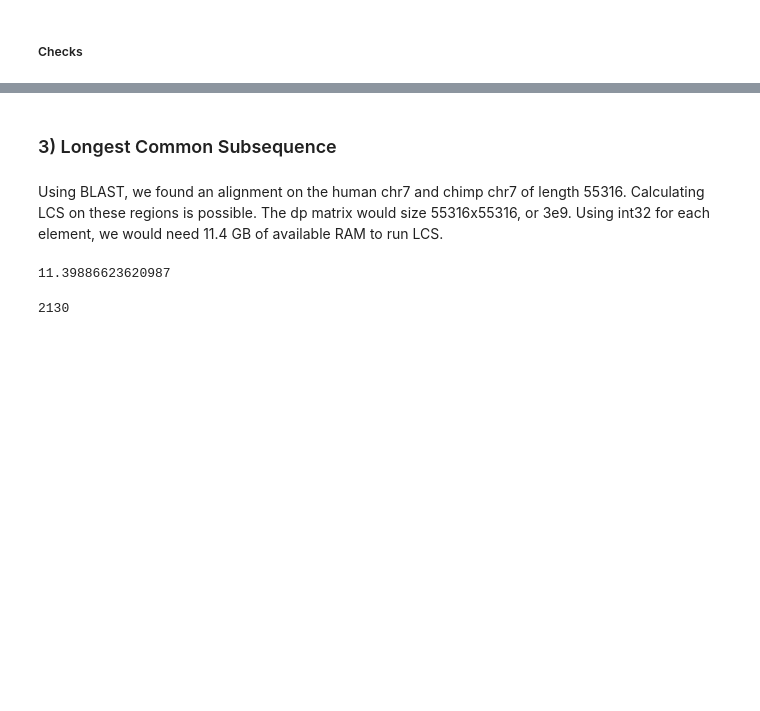
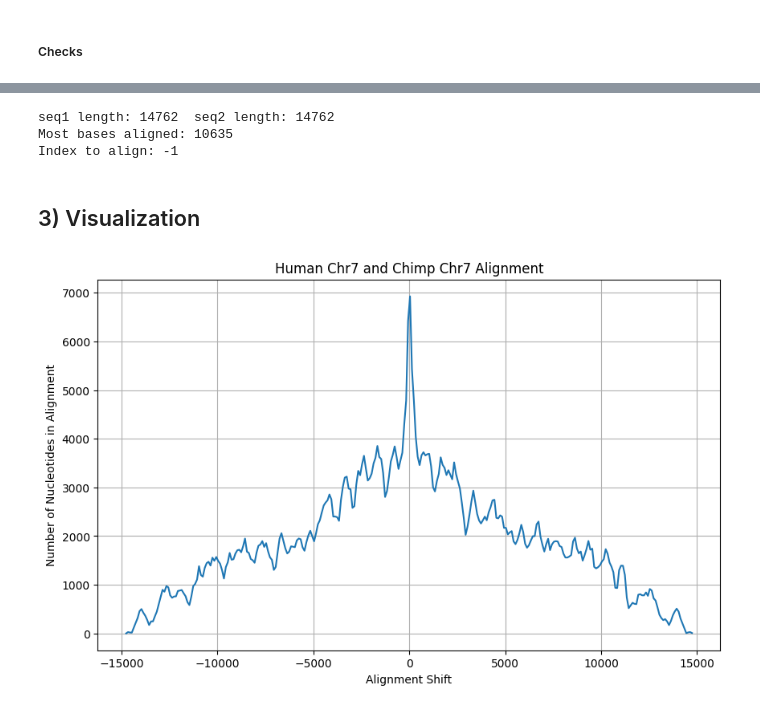
Before and after one commit to richgoodier/BLAST, a Jupyter notebook: notebooks/human_chimp_20.ipynb, the cells around one changed output, grey strips where cells are left out. Drawn from its saved outputs; the diff is of its cells as text; code cells hidden in the pictures; blank space fills up the shorter version.

```diff
--- a/notebooks/human_chimp_20.ipynb
+++ b/notebooks/human_chimp_20.ipynb
@@ -30,10 +40,7 @@ file_folder = r"E:\Users\Rich\Documents\Datasets\genomes\chimp"
 filename = r"Pan_troglodytes.Pan_tro_3.0.dna_rm.chromosome.20.fa"
 filepath = os.path.join(file_folder, filename)
 
-for record in SeqIO.parse(filepath, 'fasta'):
-  print(record.description)
-  chimp = str(record.seq)
-  #hum_chr15 = hum_chr15.replace('N', '')
+chimp = fasta_to_str(filepath)
 print(len(chimp))
 # %% [output]
 20 dna_rm:chromosome chromosome:Pan_tro_3.0:20:1:66533130:1 REF
@@ -131,2 +56,2 @@ def blast(seq1, seq2, kmers=10, kmer_length=10, max_match_len=10_000, threshold=
 # %%
-blast(hum_slice, chimp_slice, kmers=10, kmer_length=20, max_match_len=1_000)
+blast = BLAST(hum_slice, chimp_slice)
@@ -177,7 +118,13 @@ seq2[3906822:4140389]
 # %%
-# Moving forward, let us use kmer: GGGACAGAAGGGCTCCTGGA  match length: 55315
-splice1 = hum_slice[44684:100000]
-splice2 = chimp_slice[744949:800265]
+'''
+Moving forward, let us use kmer with the longest homologous region.
+
+kmer: ACTGGCACCA  match length: 14761
+seq1[37898:52660]  seq2[738150:752912]
+A total of 10635 of 14762 bases in alignment.
+Fraction aligned: 0.7204308359300907
+'''
+splice1, splice2 = blast.export_homologous_sequences('ACTGGCACCA', 37898, 738150)
 
 print(len(splice1))
 print(len(splice2))
@@ -339,17 +143,15 @@ plt.show()"""
+# %%
+global_alignment = GlobalAlignment(splice1, splice2)
+# %%
+global_alignment.print_report()
+# %% [output]
+seq1 length: 14762  seq2 length: 14762
+Most bases aligned: 10635
+Index to align: -1
 # %% [markdown]
-### 3) Longest Common Subsequence
+## 3) Visualization
-# %% [markdown]
-Using BLAST, we found an alignment on the human chr7 and chimp chr7 of length 55316.  Calculating LCS on these regions is possible. The dp matrix would size 55316x55316, or 3e9.  Using int32 for each element, we would need 11.4 GB of available RAM to run LCS.
-# %%
-length = 55316
-bytes_per_element = 32 / 8
-GB = 1024**3
-
-length**2 * bytes_per_element / GB
-# %% [output]
-11.39886623620987
-# %%
-longest_common_substring_length = pylcs.lcs_string_length(splice1, splice2)
-longest_common_substring_length
-# %% [output]
-2130
+# %%
+matches_title = 'Human Chr7 and Chimp Chr7 Alignment'
+plot_alignment(splice1, global_alignment.matches, matches_title)
+# %% [output]
+[figure, added]
```
Also changed, not shown: parts of 26 cells of this notebook, 1 other file.
